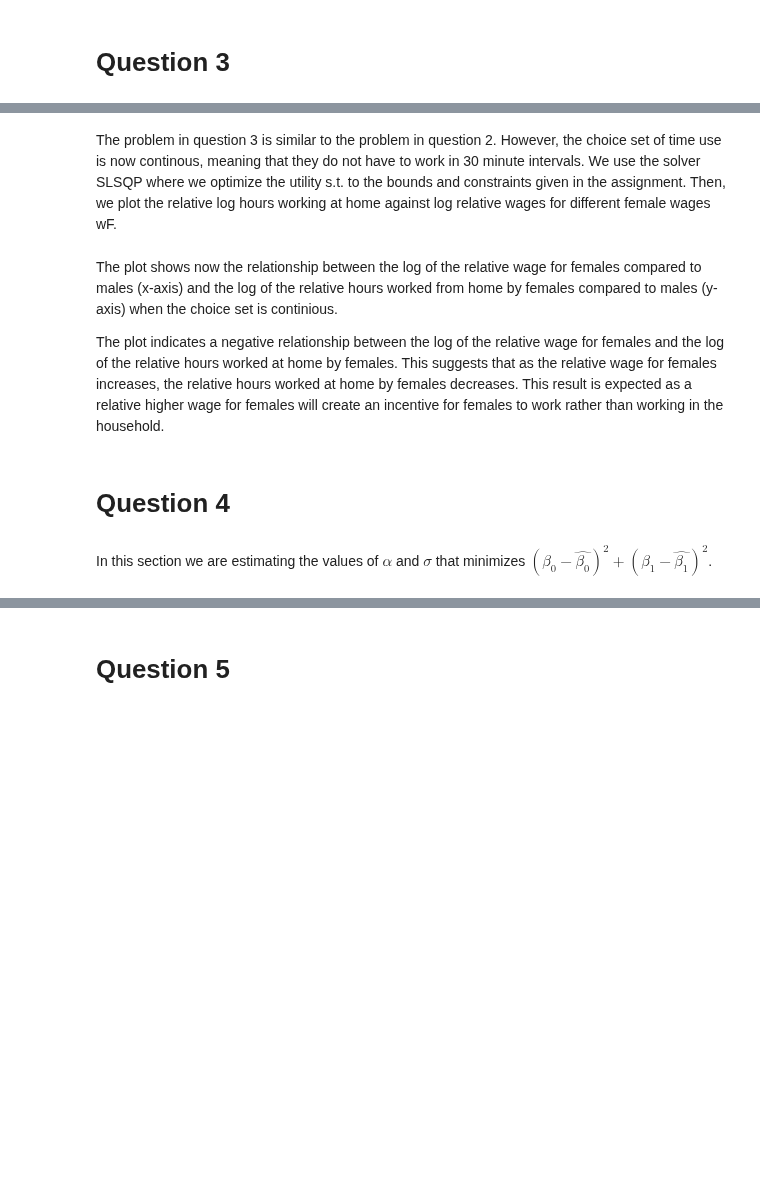
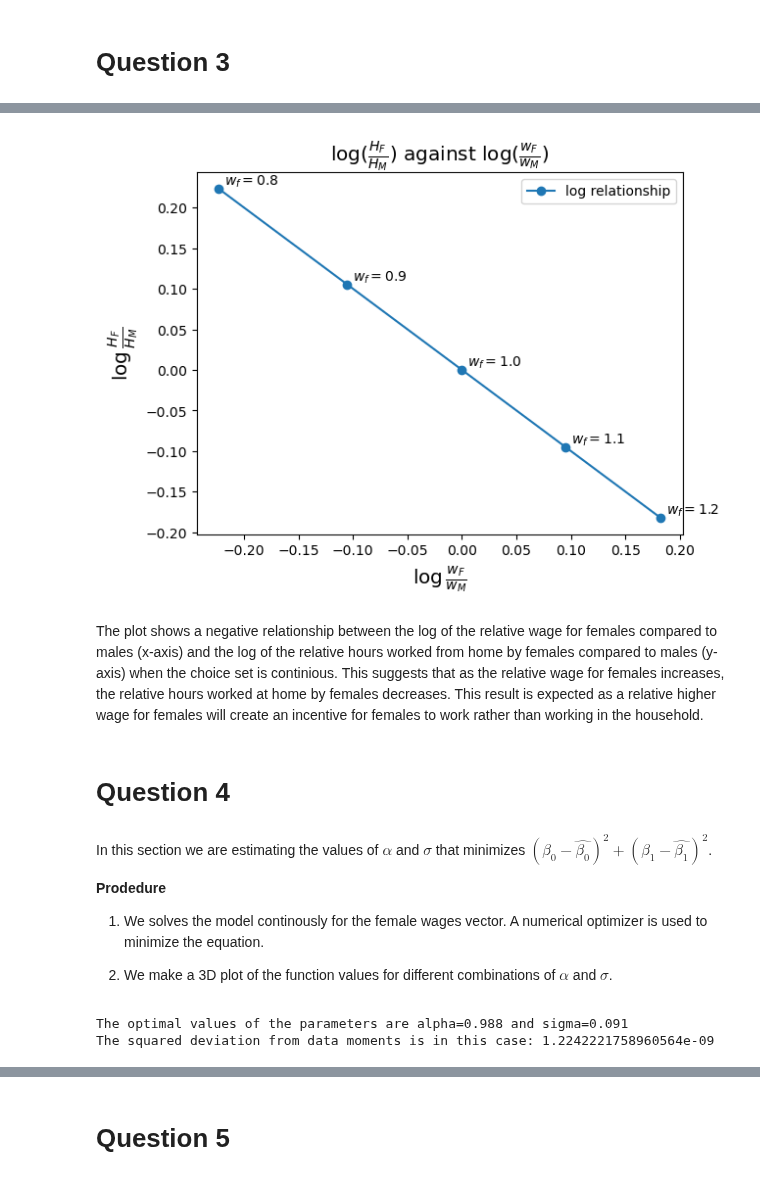
Before and after one commit to NumEconCopenhagen/projects-2023-iim, a Jupyter notebook: inauguralproject/inauguralproject.ipynb, the cells around one changed output, grey strips where cells are left out. Saved outputs shown, nothing was run; the diff lists cells and outputs as text; code cells hidden in the pictures; blank space fills up the shorter version.

```diff
--- a/inauguralproject/inauguralproject.ipynb
+++ b/inauguralproject/inauguralproject.ipynb
@@ -170,45 +192,46 @@ In this section, we will plot $\log(\frac{H_F}{H_M})$ against $\log(\frac{w_F}{w
-# %% [markdown]
-The problem in question 3 is similar to the problem in question 2. However, the choice set of time use is now continous, meaning that they do not have to work in 30 minute intervals. We use the solver SLSQP where we optimize the utility s.t. to the bounds and constraints given in the assignment. Then, we plot the relative log hours working at home against log relative wages for different female wages wF.
 # %%
 # # Sets the value of the parameters
 model.par.alpha = 0.5
 model.par.sigma = 1
 
 # Create an empty list
 lnHFHM_Q3 = []
 
 # Iteriates over 5 parameter values
 for i in range(5):
 
     # Gets parameter values for the i-th iteration
     model.par.wF = model.par.wF_vec[i]
 
     # Add the natural logarithm to ´lnHFHM_Q3´
     lnHFHM_Q3.append(model.solve())
 
 # Plot log H_F/H_M against log w_F/w_M for different w_F walues
 fig = plt.figure()
 ax = fig.add_subplot(1,1,1)
 ax.plot(model.par.lnwFwH_vec, lnHFHM_Q3,  label='log relationship', marker = "o")
 
 # Create labels in the plot
-ax.set_title('log relative hours working at home against log relative wage for different wF')
-ax.set_xlabel(rf'$\log \frac{{w_F}}{{w_M}}$')
-ax.set_ylabel(rf'$\log \frac{{H_F}}{{H_M}}$')
+ax.set_title(r'$\log(\frac{H_F}{H_M})$' + " against " r'$\log(\frac{w_F}{w_M})$', size='x-large')
+ax.set_xlabel(rf'$\log \frac{{w_F}}{{w_M}}$', size='x-large')
+ax.set_ylabel(rf'$\log \frac{{H_F}}{{H_M}}$', size='x-large')
 ax.legend(loc='upper right'); # Activate legend (uses the labels in ax.plot())
 for x, y in zip(model.par.lnwFwH_vec, lnHFHM_Q3):
     ax.annotate(r'$w_f=${:.1f}'.format(np.exp(x)), xy= (x+0.005,y+0.005))
+# %% [output]
+[figure, added]
 # %% [markdown]
-The plot shows now the relationship between the log of the relative wage for females compared to males (x-axis) and the log of the relative hours worked from home by females compared to males (y-axis) when the choice set is continious.
-
-The plot indicates a negative relationship between the log of the relative wage for females and the log of the relative hours worked at home by females. This suggests that as the relative wage for females increases, the relative hours worked at home by females decreases. This result is expected as a relative higher wage for females will create an incentive for females to work rather than working in the household.
+The plot shows a negative relationship between the log of the relative wage for females compared to males (x-axis) and the log of the relative hours worked from home by females compared to males (y-axis) when the choice set is continious. This suggests that as the relative wage for females increases, the relative hours worked at home by females decreases. This result is expected as a relative higher wage for females will create an incentive for females to work rather than working in the household.
 # %% [markdown]
 # Question 4
 # %% [markdown]
 In this section we are estimating the values of $\alpha$ and $\sigma$ that minimizes $(\beta_0 - \hat{\beta_0})^2 + (\beta_1-\hat{\beta_1})^2$.
+
+<strong>Prodedure </strong>
+1. We solves the model continously for the female wages vector. A numerical optimizer is used to minimize the equation.
+
+2. We make a 3D plot of the function values for different combinations of $\alpha$ and $\sigma$.
 # %%
-
-
 # Define the objective function
 def objective_func(par):
     alpha, sigma = par
@@ -240,8 +263,11 @@ bounds = ((0,1),(0,4))
 # Print the rsults
 result = optimize.minimize(objective_func, par_guess, bounds=bounds, method = "Nelder-Mead")
 x = (result.x[0],result.x[1])
-print(f'Optimal values are alpha={result.x[0]:.3f} and sigma={result.x[1]:.3f}')
+print(f'The optimal values of the parameters are alpha={result.x[0]:.3f} and sigma={result.x[1]:.3f}')
 print(f'The squared deviation from data moments is in this case: {objective_func(x)}')
+# %% [output]
+The optimal values of the parameters are alpha=0.988 and sigma=0.091
+The squared deviation from data moments is in this case: 1.2242221758960564e-09
 # %%
 alphas = np.linspace(0.90,0.99,20)
 sigmas = np.linspace(0.05,0.1,20)
```
Also changed, not shown: parts of 16 cells of this notebook, 1 other file.
